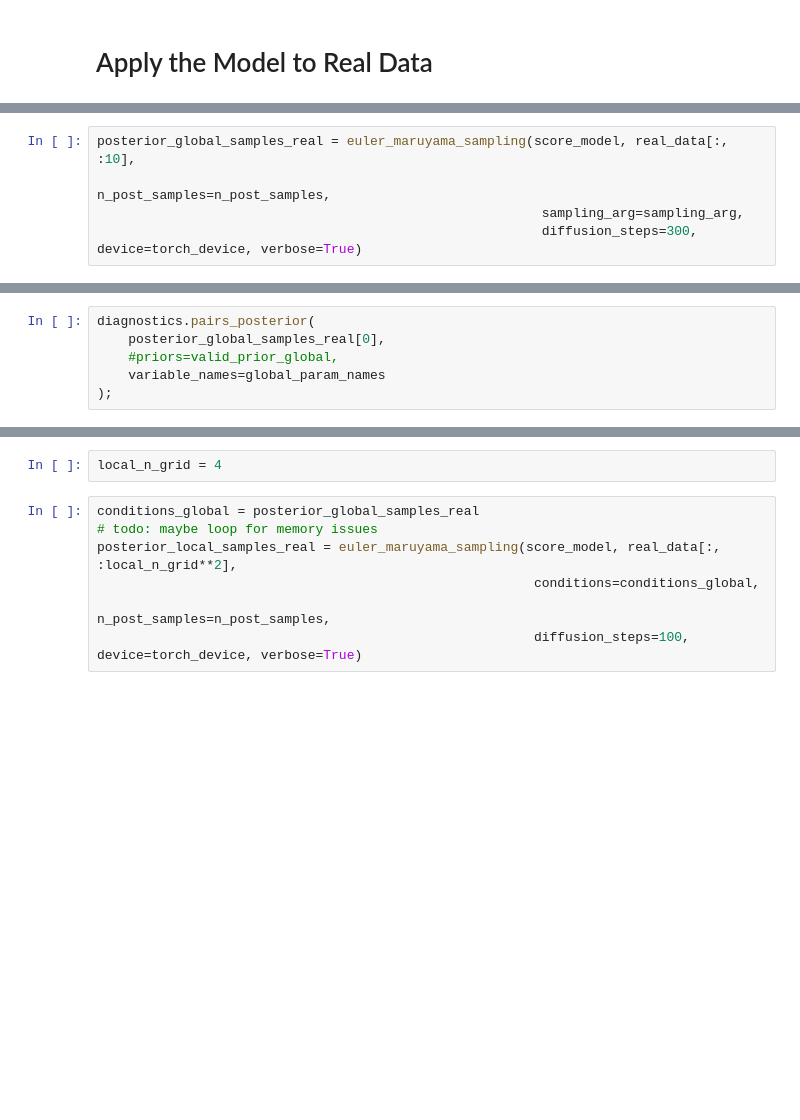
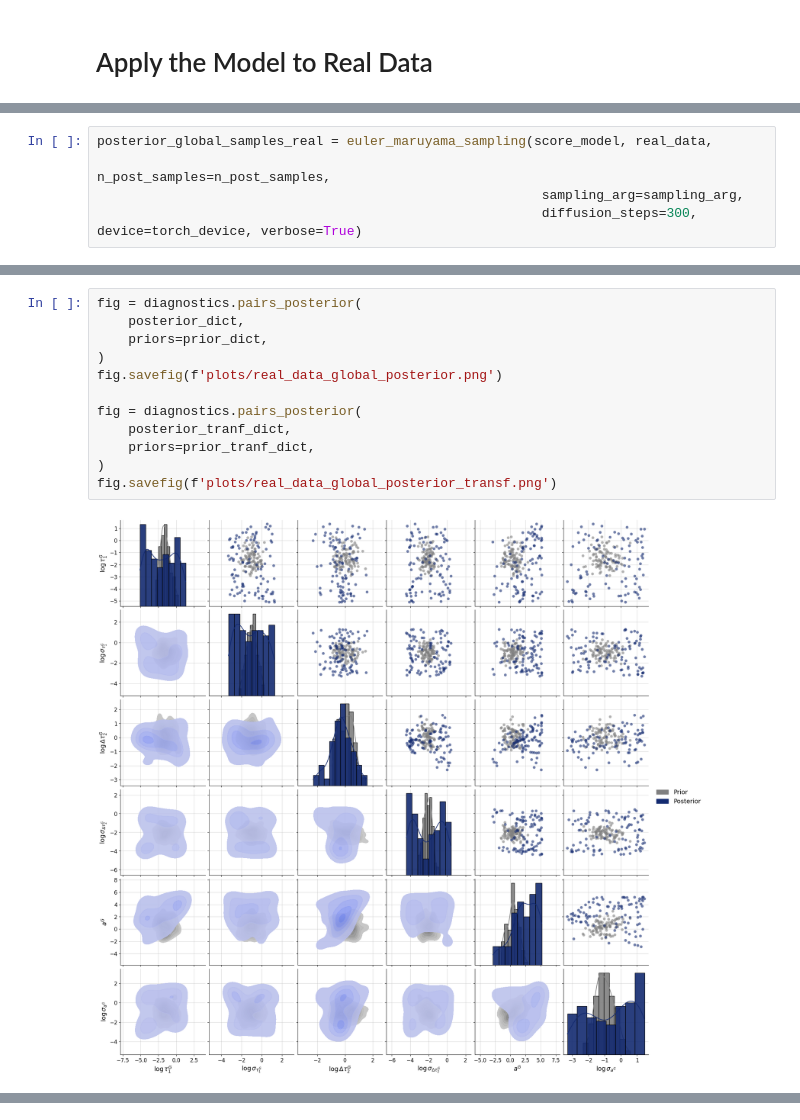
Before and after one commit to bayesflow-org/hierarchical-abi, a Jupyter notebook: fli score matching.ipynb, the cells around one changed output, grey strips where cells are left out. Saved outputs shown, nothing was run; the diff lists cells and outputs as text; blank space fills up the shorter version.

```diff
--- a/fli score matching.ipynb
+++ b/fli score matching.ipynb
@@ -249,5 +264,5 @@ score_model.sde.s_shift_cosine = 3
 # %%
-posterior_global_samples_real = euler_maruyama_sampling(score_model, real_data[:, :10],
+posterior_global_samples_real = euler_maruyama_sampling(score_model, real_data,
                                                          n_post_samples=n_post_samples,
                                                          sampling_arg=sampling_arg,
                                                          diffusion_steps=300, device=torch_device, verbose=True)
@@ -254,6 +299,14 @@ posterior_global_samples_real = euler_maruyama_sampling(score_model, real_data[:
 # %%
-diagnostics.pairs_posterior(
-    posterior_global_samples_real[0],
-    #priors=valid_prior_global,
-    variable_names=global_param_names
-);
+fig = diagnostics.pairs_posterior(
+    posterior_dict,
+    priors=prior_dict,
+)
+fig.savefig(f'plots/real_data_global_posterior.png')
+
+fig = diagnostics.pairs_posterior(
+    posterior_tranf_dict,
+    priors=prior_tranf_dict,
+)
+fig.savefig(f'plots/real_data_global_posterior_transf.png')
+# %% [output]
+[figure, added]
@@ -260,9 +313,0 @@ diagnostics.pairs_posterior(
-# %%
-local_n_grid = 4
-# %%
-conditions_global = posterior_global_samples_real
-# todo: maybe loop for memory issues
-posterior_local_samples_real = euler_maruyama_sampling(score_model, real_data[:, :local_n_grid**2],
-                                                        conditions=conditions_global,
-                                                        n_post_samples=n_post_samples,
-                                                        diffusion_steps=100, device=torch_device, verbose=True)
```
Also changed, not shown: parts of 17 cells of this notebook, 8 other files.
